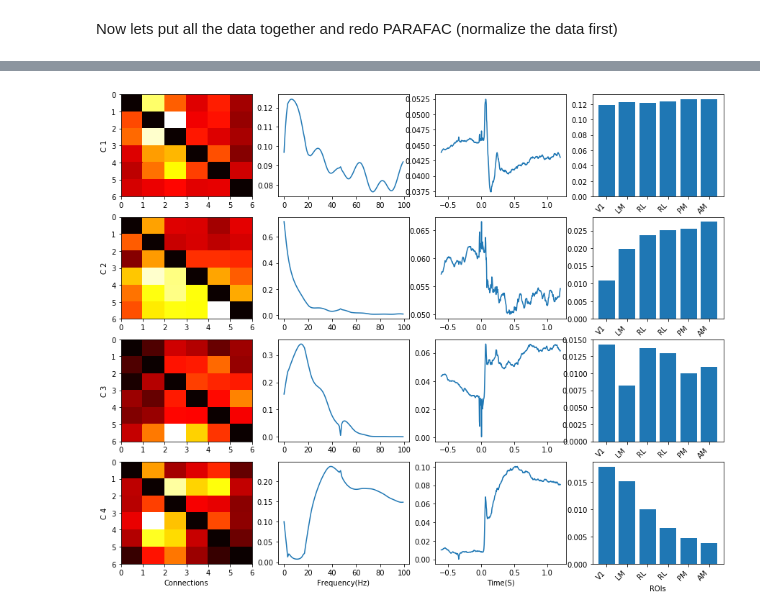
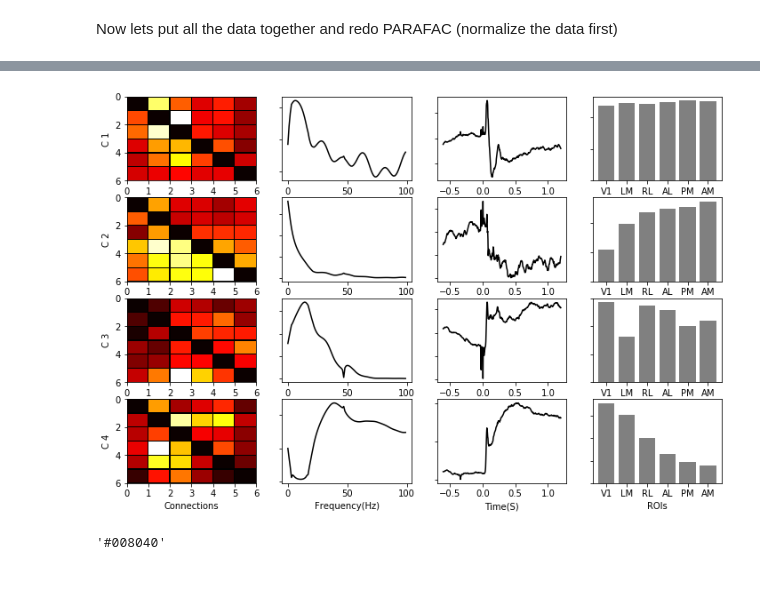
Before and after one commit to EBarzegaran/MouseVisualCoding, a Jupyter notebook: Visualization/Plot_IntraArea_ROI.ipynb, the cells around one changed output, grey strips where cells are left out. Cells and saved outputs as stored; diff of their text form; code cells hidden in the pictures; blank space fills up the shorter version.

Commit message:
Update visualization

```diff
--- a/Visualization/Plot_IntraArea_ROI.ipynb
+++ b/Visualization/Plot_IntraArea_ROI.ipynb
@@ -195,6 +389,7 @@ Now lets put all the data together and redo PARAFAC (normalize the data first)
 # %%
 animal_set = 'PDC_Average_FC'
 iPDC_norm={}
+ttime = {}
 for roi in Arg_dict[animal_set]['ROIs']:
 
     temp = Arg_dict[animal_set]['PDCs'][roi]
@@ -203,7 +398,7 @@ for roi in Arg_dict[animal_set]['ROIs']:
 
     ttime[roi] = temp.time.values[100:550]
 
-    temp2 = temp.data.reshape(dims[0]*dims[1],dims[2],dims[3])
+    temp2 = temp.data.reshape(dims[0]*dims[1],dims[2],dims[3],order='F')
 
     #normalize the ROI data
 
@@ -265,2 +478,27 @@ fac0 = PARAFAC.factors[0].reshape(dims[0],dims[1],ncomp)
 
 PARAFAC2 = [fac0.mean(axis=1),PARAFAC.factors[1],PARAFAC.factors[2], fac0.mean(axis=0)]
+# %%
+dim_data = fac0.shape
+fig, axs = plt.subplots(nrows = ncomp, ncols = dim_data[1], figsize = (6*ncomp,2*dim_data[1]),sharex=True)
+
+for roi in range(0,dim_data[1]):
+    for c in range(0,ncomp):
+        # Reshape the connectivity matrix
+        Temp = np.zeros([6,6]).reshape(36)
+        Temp[Ind] = fac0[:,roi,c]
+        Temp[range(0,36,7)]=.0*Temp.max()
+        axs[c,roi].pcolor(Temp.reshape(6,6,order='F'),cmap='hot',edgecolor='k',linewidths=.2)
+
+        axs[c,roi].set_xticks(range(0,7))
+        if c==0:
+            axs[c,roi].set_title(ROIs_short[roi])
+        if roi==0:
+            axs[c,roi].set_ylabel('C {}'.format(c+1),fontsize=12,fontweight='bold')
+        axs[c,roi].invert_yaxis()
+
+        axs[c,roi].set_xticks(np.arange(0.5,6.5))
+        axs[c,roi].set_xticklabels(['L{}'.format(i) for i in np.arange(1,7)])
+
+        axs[c,roi].set_yticks(np.arange(0.5,6.5))
+        axs[c,roi].set_yticklabels(['L{}'.format(i) for i in np.arange(1,7)])
+plt.savefig(os.path.join(PARAFAC_folder,'PARAFAC_NComp{}_{}_roisall2_conn.eps'.format(ncomp,animal_set)), bbox_inches='tight')
@@ -267,33 +507,40 @@ PARAFAC2 = [fac0.mean(axis=1),PARAFAC.factors[1],PARAFAC.factors[2], fac0.mean(a
 # %%
 dims = len(PARAFAC2)
 dims_labels = ['Connections','Frequency(Hz)','Time(S)','ROIs']
-fig, axs = plt.subplots(nrows = ncomp, ncols = dims, figsize = (15,12))
+fig, axs = plt.subplots(nrows = ncomp, ncols = dims, figsize = (12,8))
 
 for dim in range(0,dims):
     for c in range(0,ncomp):
         # Reshape the connectivity matrix
         if dim==0:
             Temp = np.zeros([6,6]).reshape(36)
             Temp[Ind] = PARAFAC2[dim][:,c]
-            axs[c,dim].pcolormesh(Temp.reshape(6,6),cmap='hot')
+            axs[c,dim].pcolormesh(Temp.reshape(6,6,order = 'F'),cmap='hot',edgecolor='k',linewidths=.2)
             axs[c,dim].set_xticks(range(0,7))
             axs[c,dim].invert_yaxis()
 
 
         elif dim==1:
-            axs[c,dim].plot(PARAFAC2[dim][:,c])
+            axs[c,dim].plot(PARAFAC2[dim][:,c],color='k')
+            axs[c,dim].set_yticklabels([])
         elif dim==2:
-            axs[c,dim].plot(ttime['VISl'],PARAFAC2[dim][:,c])
+            axs[c,dim].plot(ttime['VISl'],PARAFAC2[dim][:,c],color='k')
+            axs[c,dim].set_yticklabels([])
         else:
-            axs[c,dim].bar(ROIs,PARAFAC2[dim][:,c])
-            axs[c,dim].set_xticklabels(ROIs_short, rotation = 45, ha="right")
+            axs[c,dim].bar(ROIs,PARAFAC2[dim][:,c],color='grey')
+            axs[c,dim].set_xticklabels(ROIs_short, rotation = 0)
+            axs[c,dim].set_yticklabels([])
 
         if dim==0:
             axs[c,dim].set_ylabel('C {}'.format(c+1))
 
         if c==ncomp-1:
             axs[c,dim].set_xlabel(dims_labels[dim])
 
-#plt.savefig(os.path.join(figure_folder,'PARAFAC_NComp{}_{}_roisall.eps'.format(ncomp,animal_set)), bbox_inches='tight')
+plt.savefig(os.path.join(PARAFAC_folder,'PARAFAC_NComp{}_{}_roisall2.eps'.format(ncomp,animal_set)), bbox_inches='tight')
 # %% [output]
-[figure, old version]
+[figure, new version]
+# %%
+'#%02x%02x%02x' % (0, 128, 64)
+# %% [output]
+'#008040'
```
Also changed, not shown: parts of 26 cells of this notebook, 7 other files.
